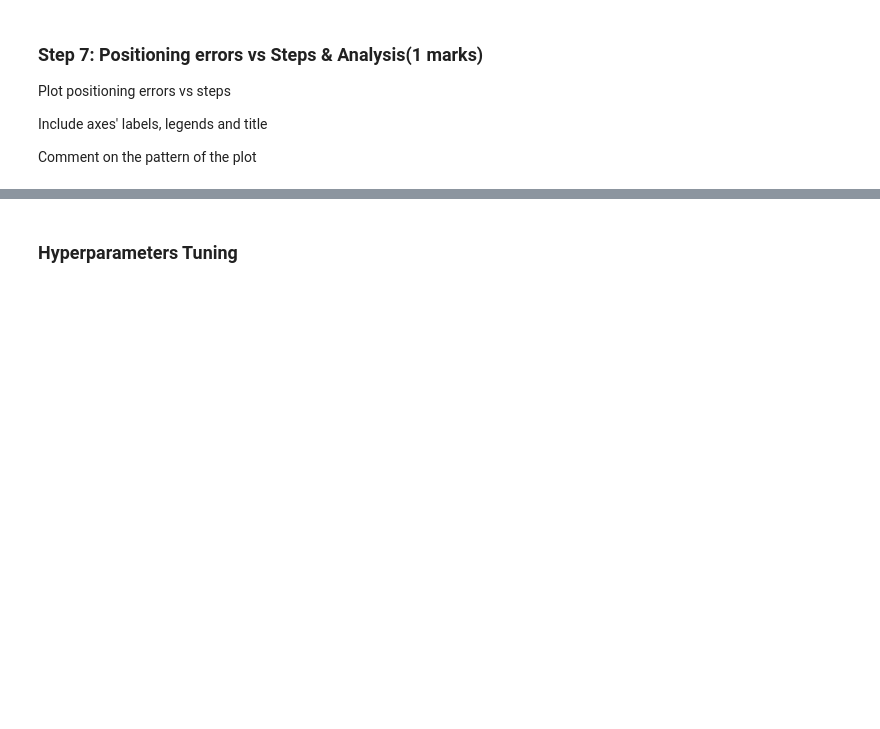
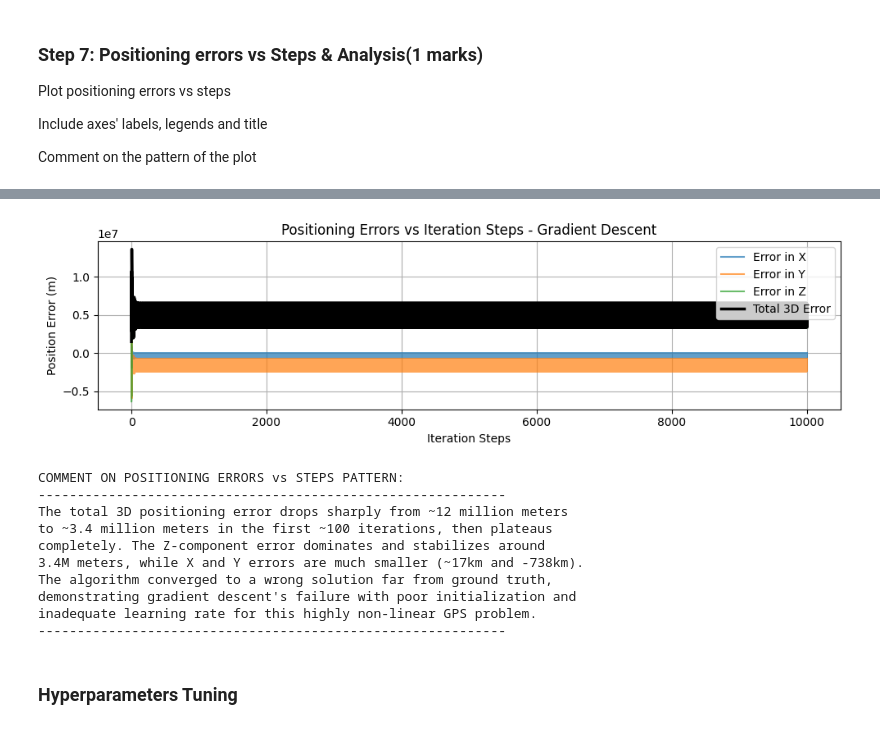
Before and after one commit to elliott-debenetti/ENGG680_2025_Fall, a Jupyter notebook: Lab_Assignment2/Assignment2.ipynb, the cells around one changed output, grey strips where cells are left out. Saved outputs shown, nothing was run; the diff lists cells and outputs as text; code cells hidden in the pictures; blank space fills up the shorter version.

```diff
--- a/Lab_Assignment2/Assignment2.ipynb
+++ b/Lab_Assignment2/Assignment2.ipynb
@@ -824,3 +851,50 @@ properly tuned learning rate (0.08) successfully minimizes positioning error.
+# %%
+fig, ax = plt.subplots(nrows=1, ncols=1, figsize=(10, 3))
+# (0.5 marks)
+# Convert error list to array
+err_array = np.array(arr_err)
+
+# Plot each error component and total 3D error
+ax.plot(range(len(arr_err)), err_array[:, 0], label='Error in X', linewidth=1.5, alpha=0.7)
+ax.plot(range(len(arr_err)), err_array[:, 1], label='Error in Y', linewidth=1.5, alpha=0.7)
+ax.plot(range(len(arr_err)), err_array[:, 2], label='Error in Z', linewidth=1.5, alpha=0.7)
+
+# Calculate and plot total 3D error
+total_3d_error = np.linalg.norm(err_array, axis=1)
+ax.plot(range(len(arr_err)), total_3d_error, label='Total 3D Error', linewidth=2.5, color='black')
+
+ax.set_xlabel('Iteration Steps')
+ax.set_ylabel('Position Error (m)')
+ax.set_title('Positioning Errors vs Iteration Steps - Gradient Descent')
+ax.legend()
+ax.grid(True)
+fig.tight_layout()
+plt.show()
+
+# Comment on the pattern
+# (0.5 marks)
+print("\nCOMMENT ON POSITIONING ERRORS vs STEPS PATTERN:")
+print("-" * 60)
+print("The total 3D positioning error drops sharply from ~12 million meters")
+print("to ~3.4 million meters in the first ~100 iterations, then plateaus")
+print("completely. The Z-component error dominates and stabilizes around")
+print("3.4M meters, while X and Y errors are much smaller (~17km and -738km).")
+print("The algorithm converged to a wrong solution far from ground truth,")
+print("demonstrating gradient descent's failure with poor initialization and")
+print("inadequate learning rate for this highly non-linear GPS problem.")
+print("-" * 60)
+# %% [output]
+[figure, added]
+COMMENT ON POSITIONING ERRORS vs STEPS PATTERN:
+------------------------------------------------------------
+The total 3D positioning error drops sharply from ~12 million meters
+to ~3.4 million meters in the first ~100 iterations, then plateaus
+completely. The Z-component error dominates and stabilizes around
+3.4M meters, while X and Y errors are much smaller (~17km and -738km).
+The algorithm converged to a wrong solution far from ground truth,
+demonstrating gradient descent's failure with poor initialization and
+inadequate learning rate for this highly non-linear GPS problem.
+------------------------------------------------------------
 # %% [markdown]
 ### **Hyperparameters Tuning**
 # %% [markdown]
```
Also changed, not shown: parts of 30 cells of this notebook.
